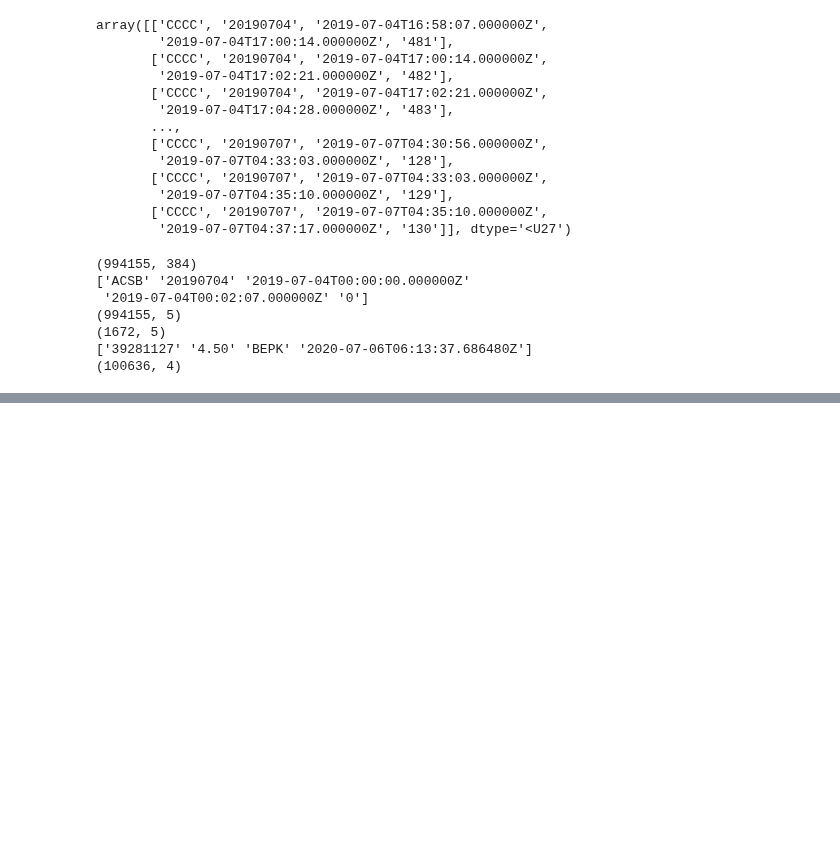
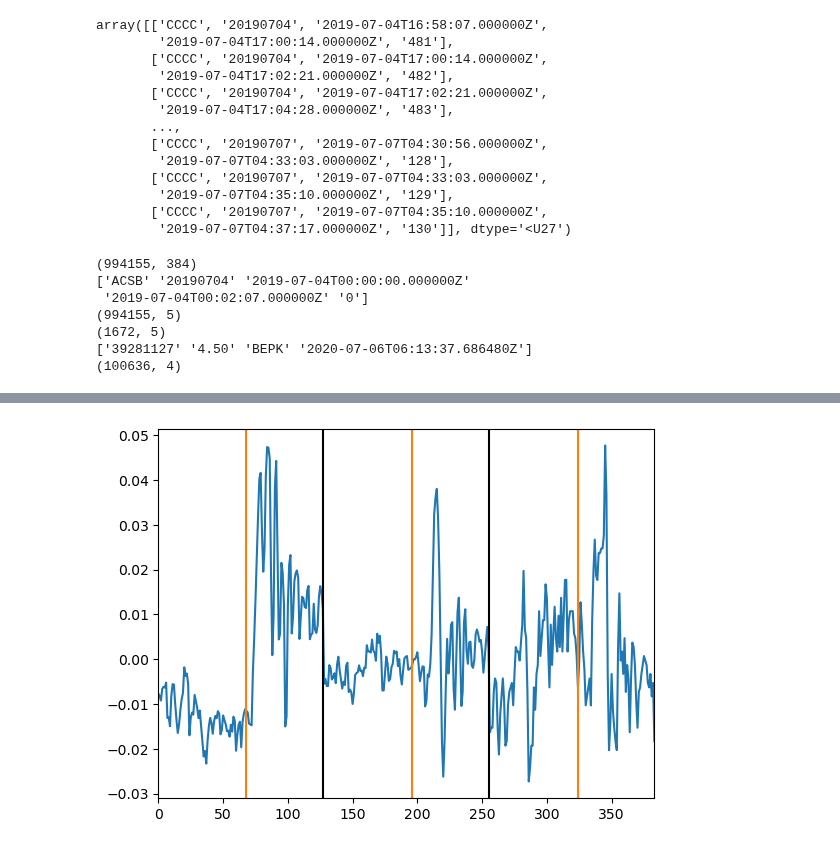
Before and after one commit to UO-Geophysics/gnss-picker, a Jupyter notebook: codes/realdata_processing/summer23/11_find_eqs_in_realdata.ipynb, the cells around one changed output, grey strips where cells are left out. Drawn from its saved outputs; the diff is of its cells as text; code cells hidden in the pictures; blank space fills up the shorter version.

```diff
--- a/codes/realdata_processing/summer23/11_find_eqs_in_realdata.ipynb
+++ b/codes/realdata_processing/summer23/11_find_eqs_in_realdata.ipynb
@@ -210,21 +210,23 @@ P-wave in this sample (metadata row 321618) at index 75, station P093/P093, magn
 # %%
 # Testing plots
 
 import matplotlib.pyplot as plt
 
-mdrow = 110405
+mdrow = 100785
 index = 68
 
 # mdrow = 692198
 # index = 70
 
 plt.plot(real_data[mdrow])
 plt.axvline(127, color = 'black') # last sample of N. E starts at 256
 plt.axvline(255, color = 'black') # last sample of E. Z starts at 512
 plt.axvline(index, color = 'C1')
 plt.axvline(128 + index, color = 'C1')
 plt.axvline(256 + index, color = 'C1')
 plt.xlim(0,383);
+# %% [output]
+[figure, added]
 # %%
 # Checks to make sure things add up correctly
 
```
Also changed, not shown: parts of 5 cells of this notebook, 2 other files.
